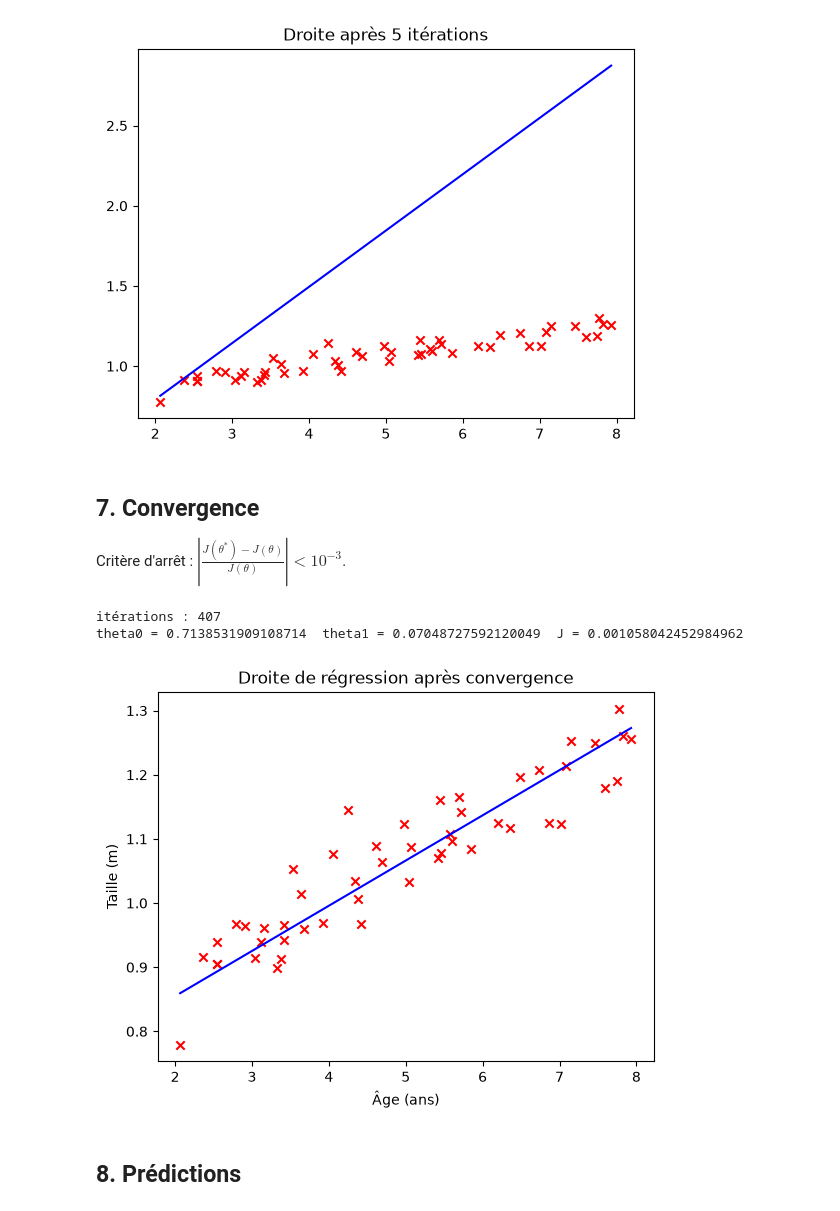
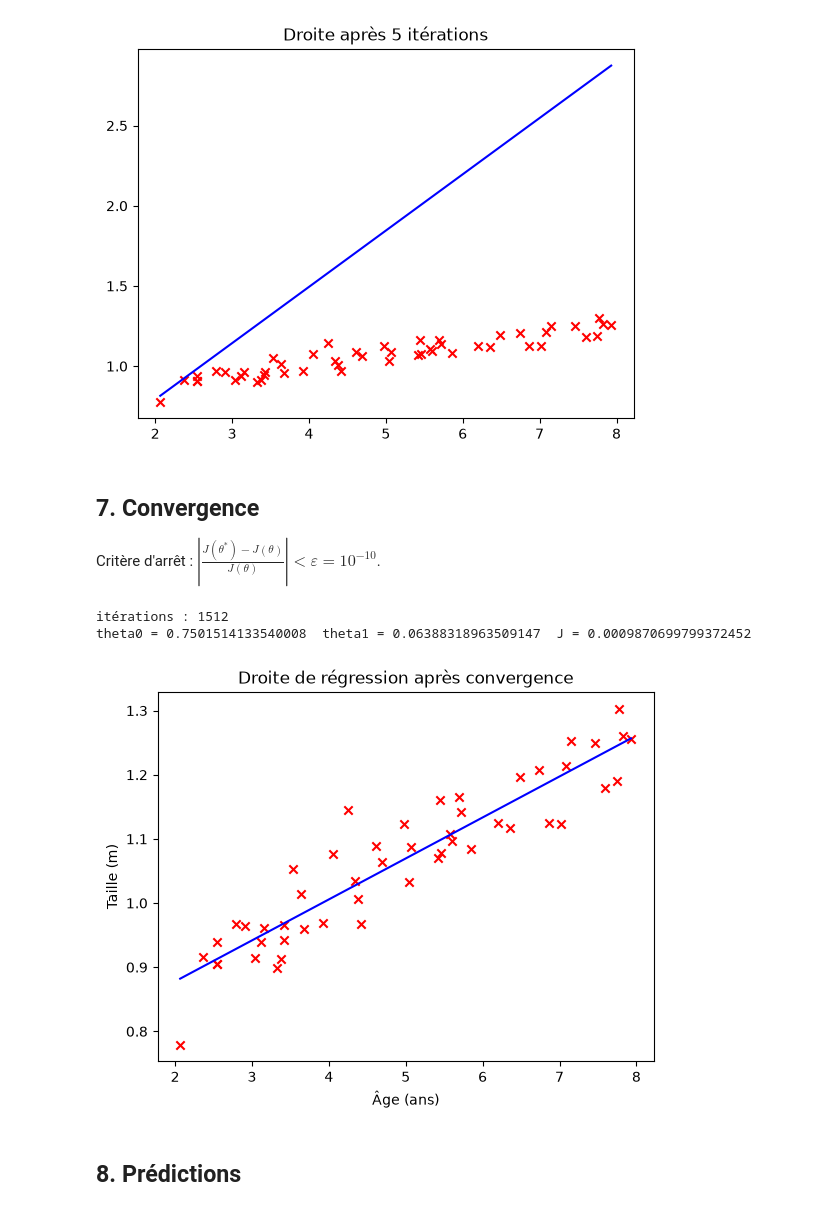
Before and after one commit to Hama2017/tp_apprentissage, a Jupyter notebook: exercice1.ipynb, the cells around one changed output. Saved outputs shown, nothing was run; the diff lists cells and outputs as text; code cells hidden in the pictures.

Commit message:
ε=1e-10 pour le critère d'arrêt, ajout du README explicatif
Co-Authored-By: Claude Sonnet 5.5 <noreply@anthropic.com>
Claude-Session: https://claude.ai/code/session_01Un2hhKd9RPx2o1TRwr6etk

```diff
--- a/exercice1.ipynb
+++ b/exercice1.ipynb
@@ -60,28 +60,29 @@ plt.title('Droite après 5 itérations'); plt.show()
 [figure]
 # %% [markdown]
 ## 7. Convergence
-Critère d'arrêt : $\left|\frac{J(\theta^*)-J(\theta)}{J(\theta)}\right|<10^{-3}$.
+Critère d'arrêt : $\left|\frac{J(\theta^*)-J(\theta)}{J(\theta)}\right|<\varepsilon=10^{-10}$.
 # %%
+EPS = 1e-10  # seuil du critère d'arrêt
 theta0, theta1 = 0.0, 0.0
 n_iter = 0
 while True:
     j_old = J(theta0, theta1)
     theta0, theta1 = iteration(theta0, theta1)
     j_new = J(theta0, theta1)
     n_iter += 1
-    if abs((j_new - j_old) / j_old) < 1e-3:
+    if abs((j_new - j_old) / j_old) < EPS:
         break
 print('itérations :', n_iter)
 print('theta0 =', theta0, ' theta1 =', theta1, ' J =', j_new)
 
 plt.scatter(x, y, c='r', marker='x')
 plt.plot(xs, h(theta0, theta1, xs), 'b')
 plt.xlabel('Âge (ans)'); plt.ylabel('Taille (m)')
 plt.title('Droite de régression après convergence'); plt.show()
 # %% [output]
-itérations : 407
-theta0 = 0.7138531909108714  theta1 = 0.07048727592120049  J = 0.001058042452984962
+itérations : 1512
+theta0 = 0.7501514133540008  theta1 = 0.06388318963509147  J = 0.0009870699799372452
-[figure, old version]
+[figure, new version]
 # %% [markdown]
 ## 8. Prédictions
 # %%
```
Also changed, not shown: parts of 1 cell of this notebook, 2 other files.
